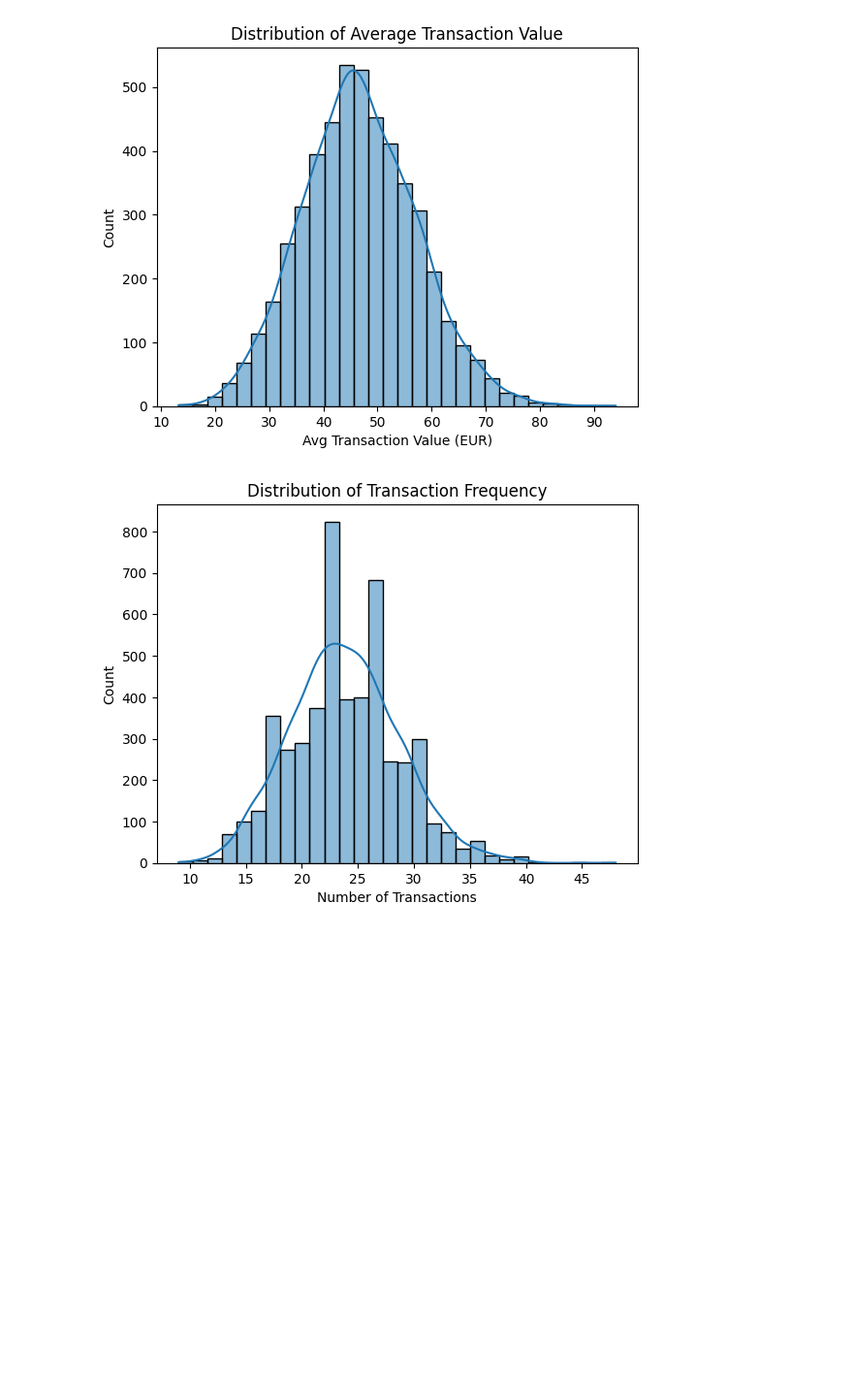
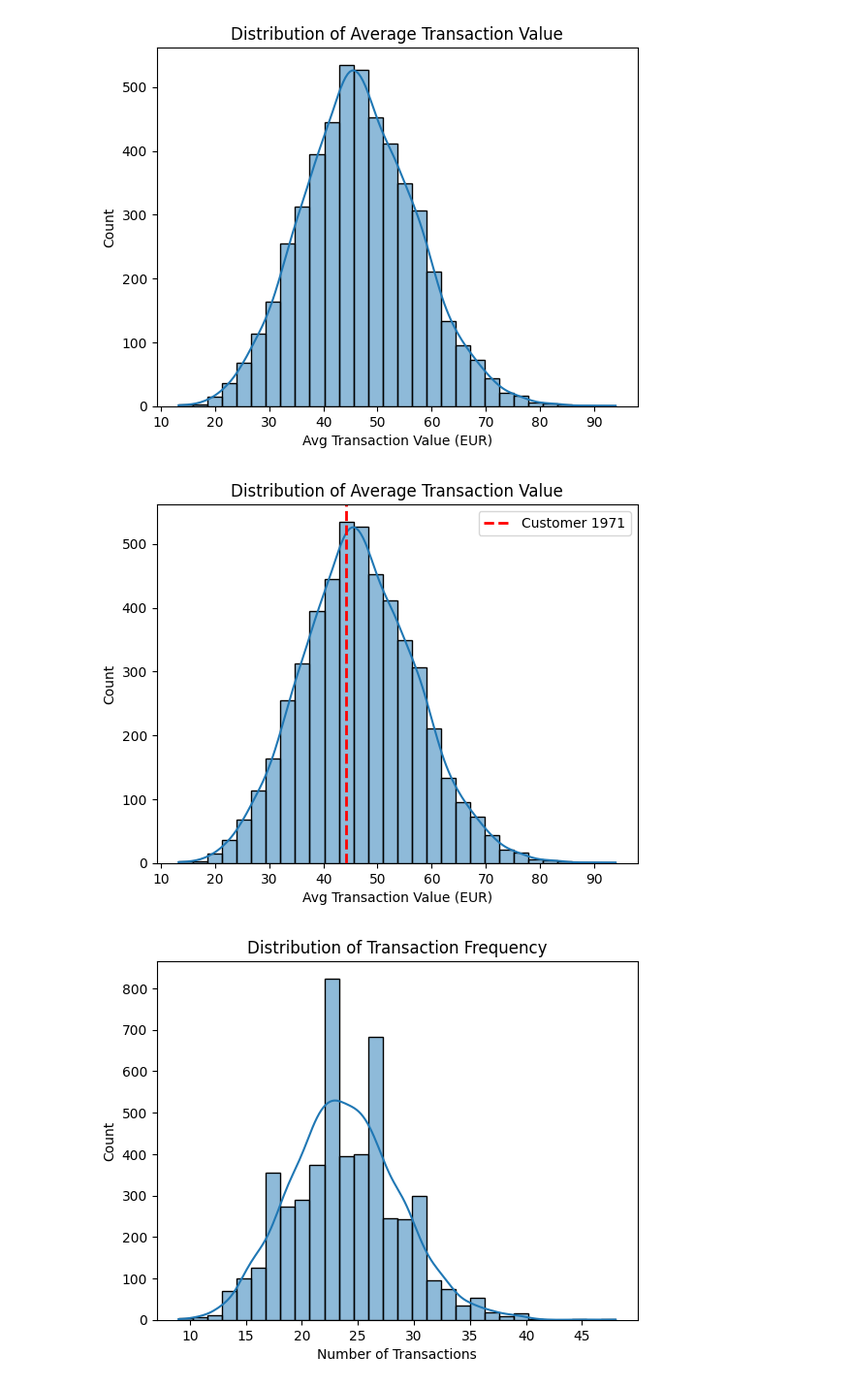
Before and after one commit to kiritsugufgo/accenture_song_assignment, a Jupyter notebook: notebooks/03_feature_engineering.ipynb, the cells around one changed output. Shown at 97% size. Cells and saved outputs as stored; diff of their text form; code cells hidden in the pictures; blank space fills up the shorter version.

Commit message:
Visualization tool added

```diff
--- a/notebooks/03_feature_engineering.ipynb
+++ b/notebooks/03_feature_engineering.ipynb
@@ -270,6 +270,48 @@ plt.ylabel("Count")
 plt.show()
 # %% [output]
 [figure]
+# %%
+import matplotlib.pyplot as plt
+import seaborn as sns
+
+def plot_avg_transaction_with_customer(customers_gold_df, customer_id: int, bins: int = 30):
+    # Get the customer's avg transaction value
+    customer_value = customers_gold_df.loc[
+        customers_gold_df['customer_id'] == customer_id,
+        'avg_transaction_value'
+    ]
+
+    if customer_value.empty:
+        raise ValueError(f"Customer ID {customer_id} not found in dataframe.")
+
+    customer_value = customer_value.iloc[0]
+
+    # Plot distribution
+    plt.figure()
+    sns.histplot(
+        customers_gold_df['avg_transaction_value'],
+        bins=bins,
+        kde=True
+    )
+
+    # Plot customer's value as a red vertical line
+    plt.axvline(
+        customer_value,
+        color='red',
+        linestyle='--',
+        linewidth=2,
+        label=f'Customer {customer_id}'
+    )
+
+    plt.title("Distribution of Average Transaction Value")
+    plt.xlabel("Avg Transaction Value (EUR)")
+    plt.ylabel("Count")
+    plt.legend()
+    plt.show()
+
+plot_avg_transaction_with_customer(customers_gold_df, customer_id=1971)
+# %% [output]
+[figure, added]
 # %%
 plt.figure()
 sns.histplot(customers_gold_df['transaction_frequency'], bins=30, kde=True)
```
Also changed, not shown: parts of 3 cells of this notebook, 7 other files.
